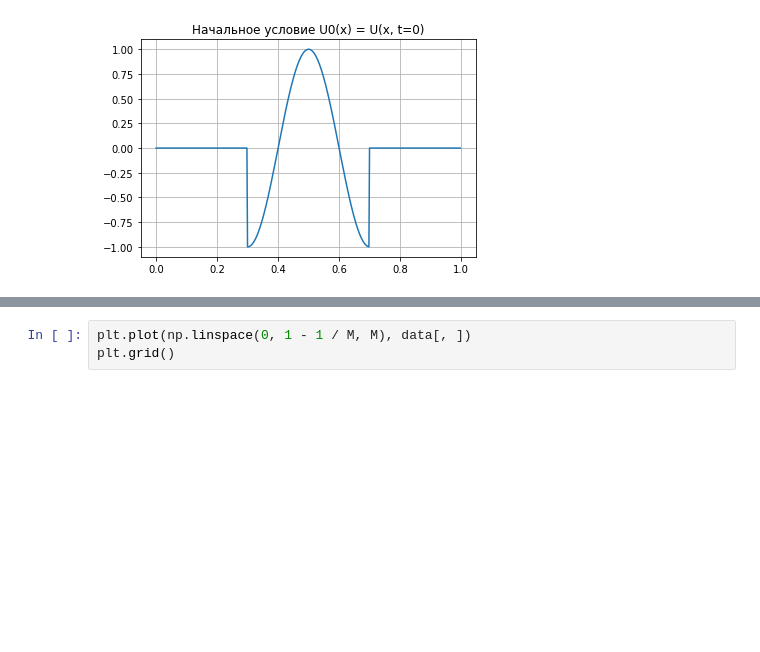
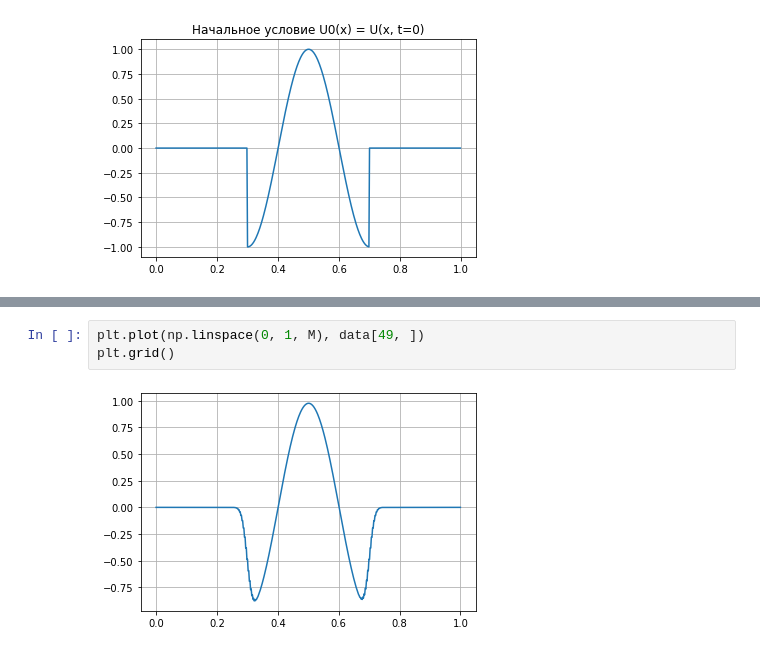
Before and after one commit to ivan-shargin/Parprog, a Jupyter notebook: lab1/Solution.ipynb, the cells around one changed output, grey strips where cells are left out. Cells and saved outputs as stored; diff of their text form; blank space fills up the shorter version.

```diff
--- a/lab1/Solution.ipynb
+++ b/lab1/Solution.ipynb
@@ -50,4 +48,6 @@ Text(0.5, 0, 'U')
 # %%
-plt.plot(np.linspace(0, 1 - 1 / M, M), data[, ])
+plt.plot(np.linspace(0, 1, M), data[49, ])
 plt.grid()
+# %% [output]
+[figure, added]
 # %%
```
Also changed, not shown: parts of 3 cells of this notebook, 2 other files.
